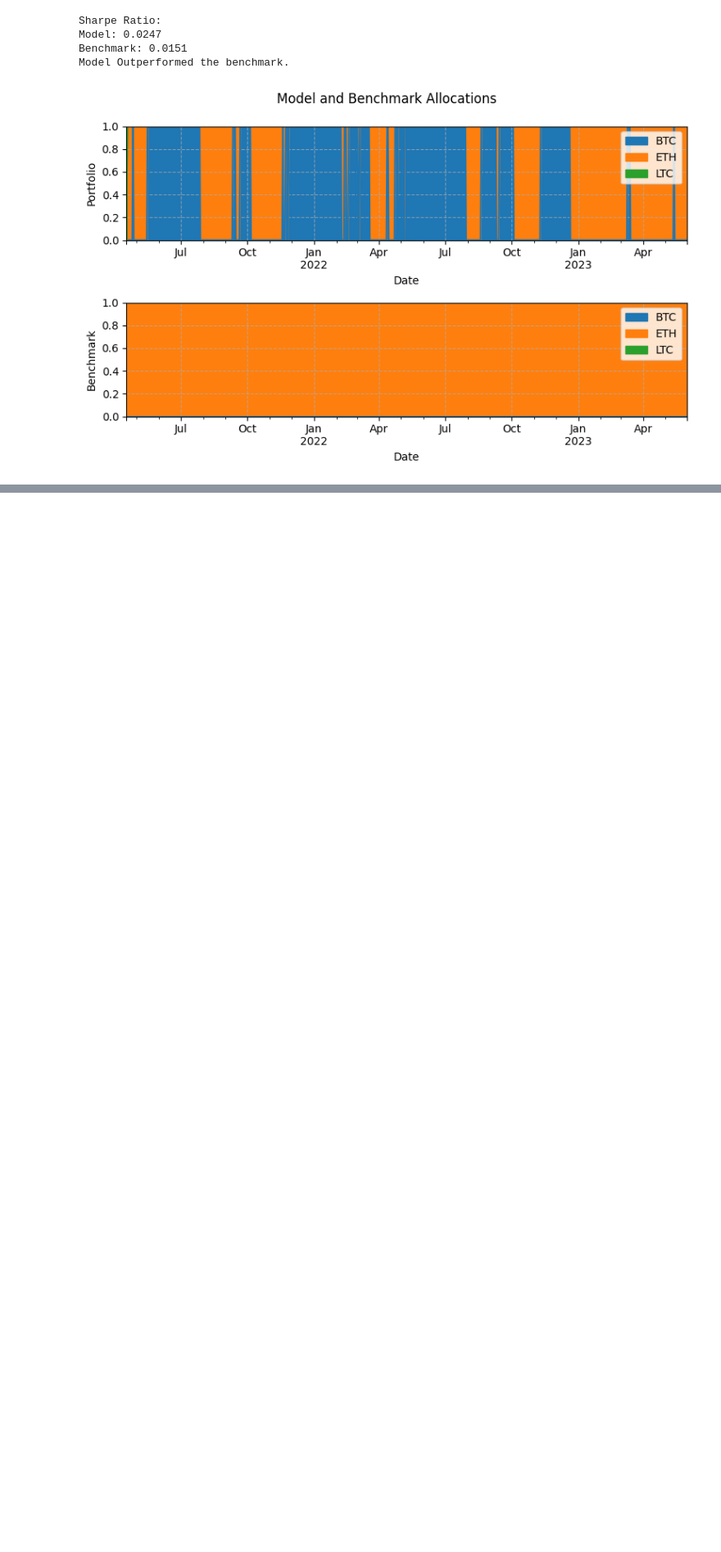
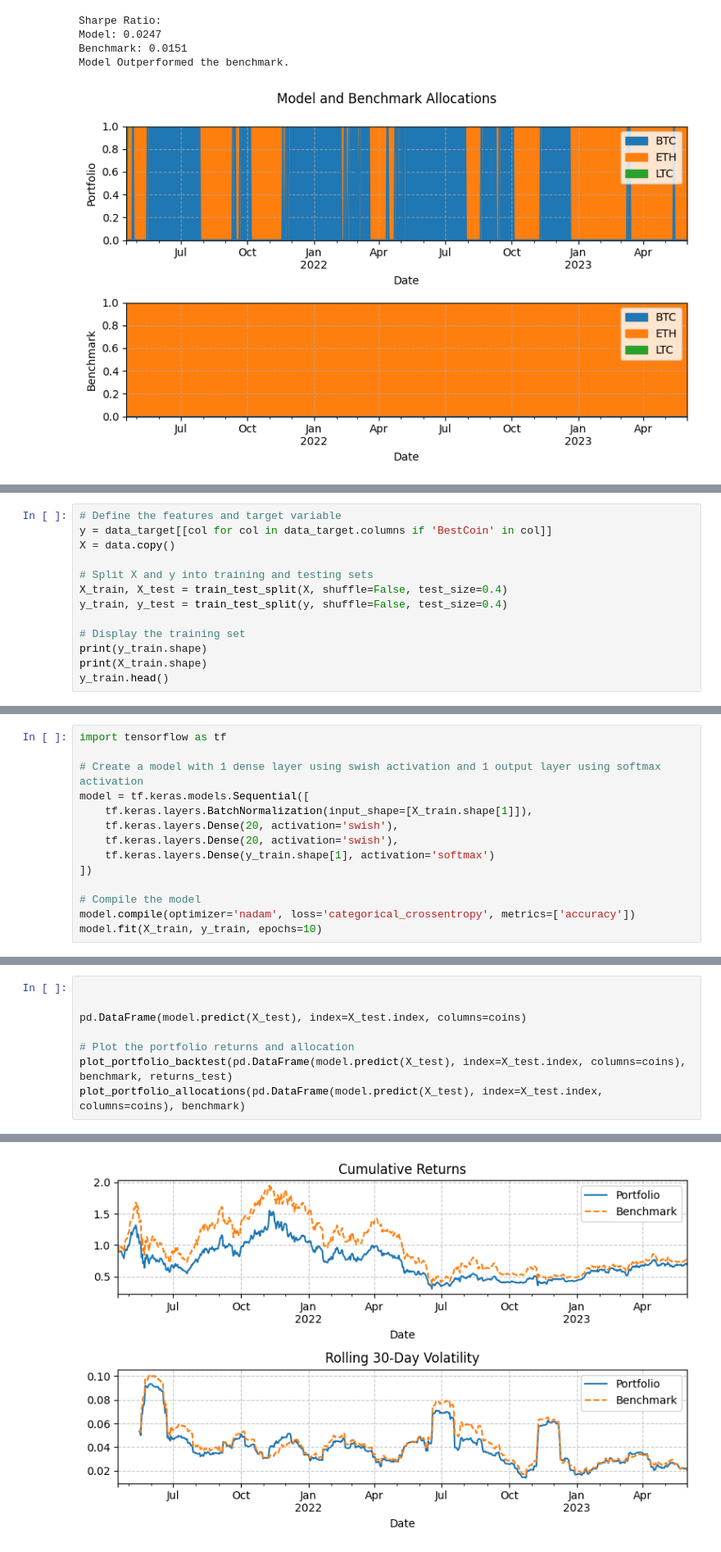
Before and after one commit to Ryanmilgrim/cfrm521_project, a Jupyter notebook: CFRM 521 Final Project.ipynb, the cells around one changed output, grey strips where cells are left out. Shown at 82% size. Drawn from its saved outputs; the diff is of its cells as text; blank space fills up the shorter version.

```diff
--- a/CFRM 521 Final Project.ipynb
+++ b/CFRM 521 Final Project.ipynb
@@ -558,0 +602,13 @@ Model Outperformed the benchmark.
+# %%
+# Define the features and target variable
+y = data_target[[col for col in data_target.columns if 'BestCoin' in col]]
+X = data.copy()
+
+# Split X and y into training and testing sets
+X_train, X_test = train_test_split(X, shuffle=False, test_size=0.4)
+y_train, y_test = train_test_split(y, shuffle=False, test_size=0.4)
+
+# Display the training set
+print(y_train.shape)
+print(X_train.shape)
+y_train.head()
@@ -558,0 +625,14 @@ Model Outperformed the benchmark.
+# %%
+import tensorflow as tf
+
+# Create a model with 1 dense layer using swish activation and 1 output layer using softmax activation
+model = tf.keras.models.Sequential([
+    tf.keras.layers.BatchNormalization(input_shape=[X_train.shape[1]]),
+    tf.keras.layers.Dense(20, activation='swish'),
+    tf.keras.layers.Dense(20, activation='swish'),
+    tf.keras.layers.Dense(y_train.shape[1], activation='softmax')
+])
+
+# Compile the model
+model.compile(optimizer='nadam', loss='categorical_crossentropy', metrics=['accuracy'])
+model.fit(X_train, y_train, epochs=10)
@@ -558,0 +661,9 @@ Model Outperformed the benchmark.
+# %%
+
+
+pd.DataFrame(model.predict(X_test), index=X_test.index, columns=coins)
+
+# Plot the portfolio returns and allocation
+plot_portfolio_backtest(pd.DataFrame(model.predict(X_test), index=X_test.index, columns=coins), benchmark, returns_test)
+plot_portfolio_allocations(pd.DataFrame(model.predict(X_test), index=X_test.index, columns=coins), benchmark)
+# %% [output]
@@ -558,0 +672 @@ Model Outperformed the benchmark.
+[figure, added]
```
Also changed, not shown: parts of 16 cells of this notebook.
